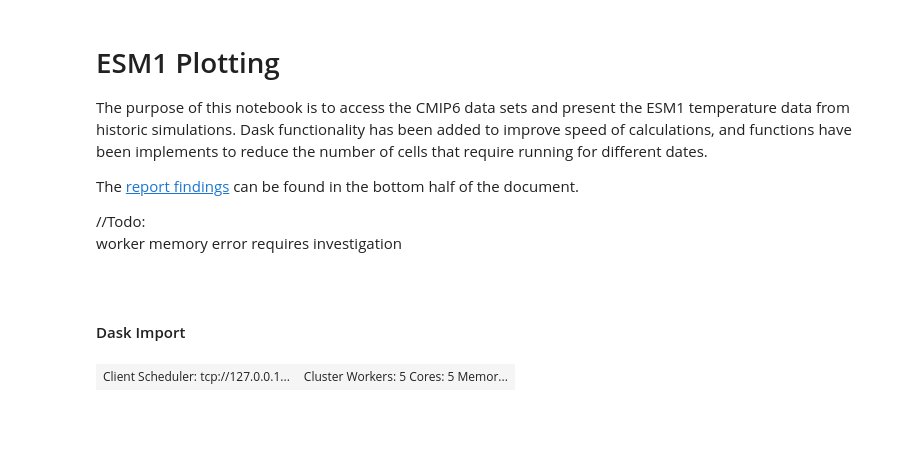
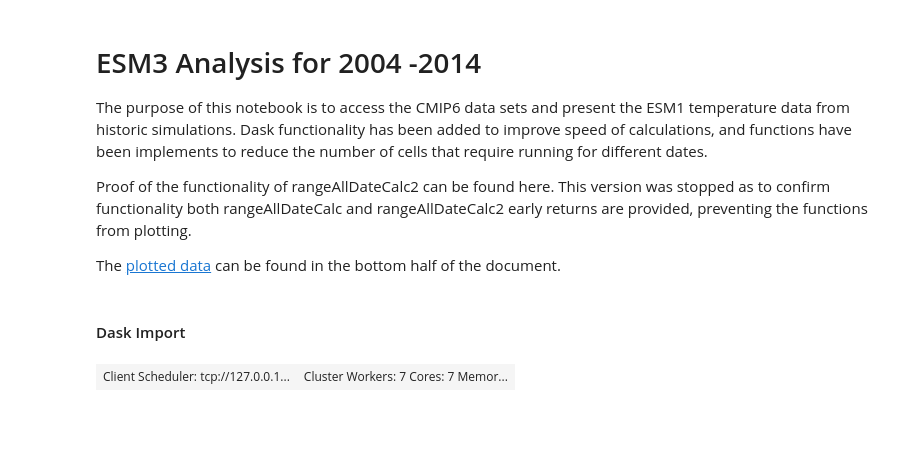
Before and after one commit to el1247/BAS_AI4ER_SAM, a Jupyter notebook: notebooks/exploratory/1.4_el_ESM3Analysis.ipynb, the cells around one changed output. Saved outputs shown, nothing was run; the diff lists cells and outputs as text; code cells hidden in the pictures.

```diff
--- a/notebooks/exploratory/1.4_el_ESM3Analysis.ipynb
+++ b/notebooks/exploratory/1.4_el_ESM3Analysis.ipynb
@@ -1,21 +1,19 @@
 # %% [markdown]
-# ESM1 Plotting
+# ESM3 Analysis for 2004 -2014
 The purpose of this notebook is to access the CMIP6 data sets and present the ESM1 temperature data from historic simulations. Dask functionality has been added to improve speed of calculations, and functions have been implements to reduce the number of cells that require running for different dates.
 
-The [report findings](#Presentation-of-data) can be found in the bottom half of the document.
+Proof of the functionality of rangeAllDateCalc2 can be found here. This version was stopped as to confirm functionality both rangeAllDateCalc and rangeAllDateCalc2 early returns are provided, preventing the functions from plotting.
 
-//Todo:<br>
-worker memory error requires investigation<br>
-<br>
+The [plotted data](#Presentation-of-data) can be found in the bottom half of the document.
 # %% [markdown]
 #### Dask Import
 # %%
 from dask.distributed import Client
 
-client = Client("tcp://127.0.0.1:36208")
+client = Client("tcp://127.0.0.1:34386")
 client
 # %% [output]
-| Client Scheduler: tcp://127.0.0.1... | Cluster Workers: 5 Cores: 5 Memor... |
+| Client Scheduler: tcp://127.0.0.1... | Cluster Workers: 7 Cores: 7 Memor... |
 # %% [markdown]
 <br>
 # %% [markdown]
```
Also changed, not shown: parts of 47 cells of this notebook.
